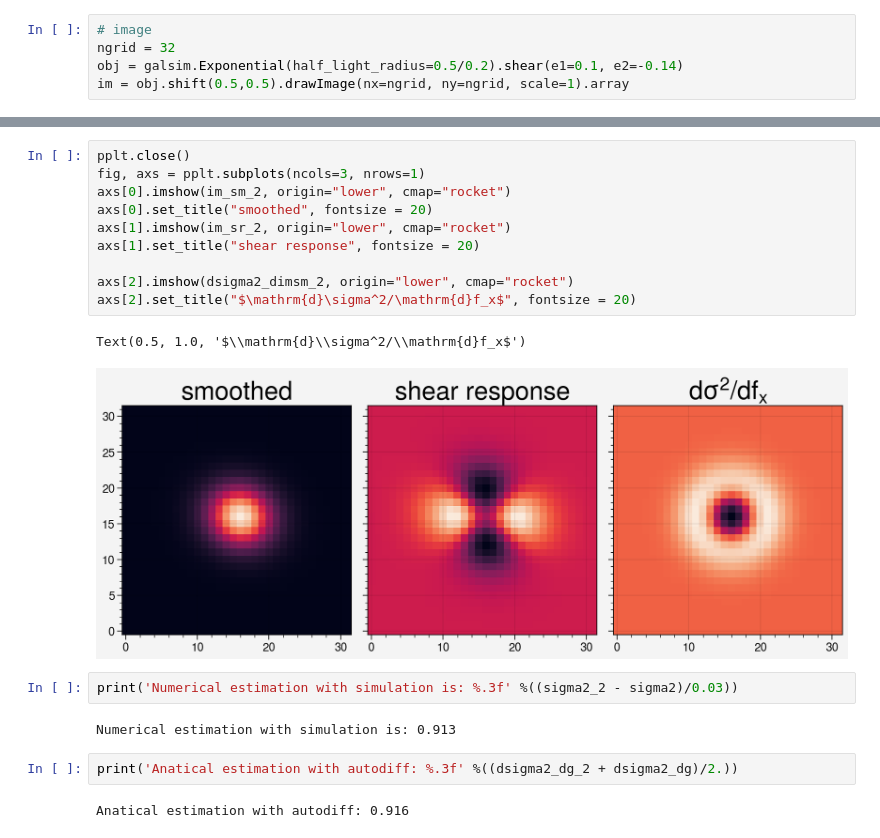
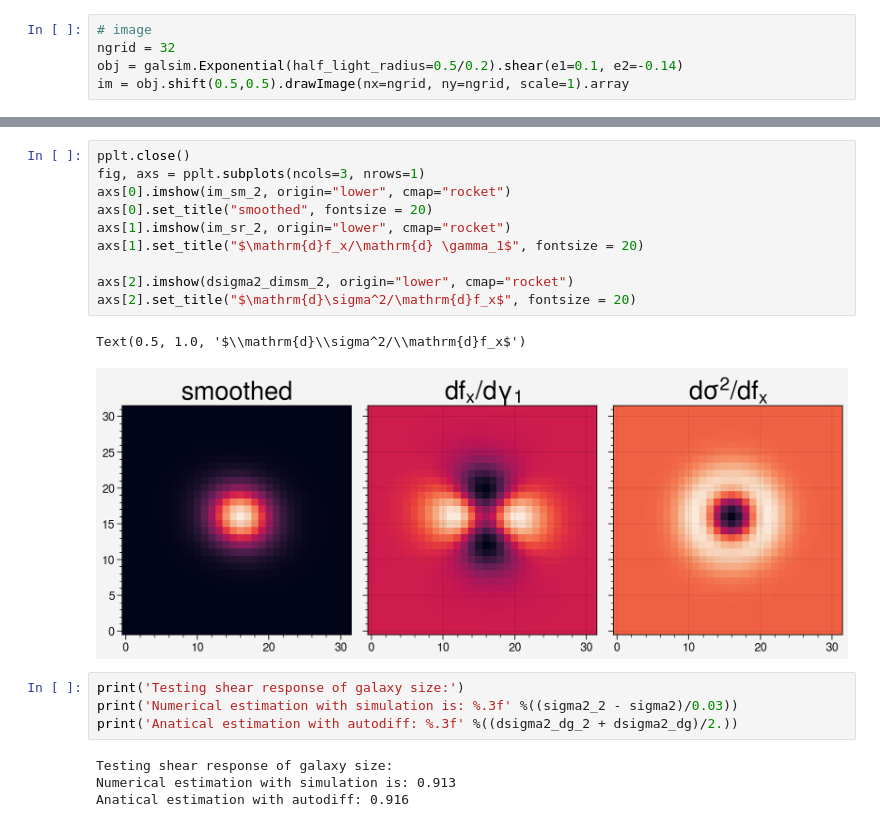
Before and after one commit to mr-superonion/FPFS_notebooks, a Jupyter notebook: 4_model_fitting/1_adaptive_size.ipynb, the cells around one changed output, grey strips where cells are left out. Drawn from its saved outputs; the diff is of its cells as text.

```diff
--- a/4_model_fitting/1_adaptive_size.ipynb
+++ b/4_model_fitting/1_adaptive_size.ipynb
@@ -135,21 +148,21 @@ The estimated shear response is: 1.128
 # %%
 pplt.close()
 fig, axs = pplt.subplots(ncols=3, nrows=1)
 axs[0].imshow(im_sm_2, origin="lower", cmap="rocket")
 axs[0].set_title("smoothed", fontsize = 20)
 axs[1].imshow(im_sr_2, origin="lower", cmap="rocket")
-axs[1].set_title("shear response", fontsize = 20)
+axs[1].set_title("$\mathrm{d}f_x/\mathrm{d} \gamma_1$", fontsize = 20)
 
 axs[2].imshow(dsigma2_dimsm_2, origin="lower", cmap="rocket")
 axs[2].set_title("$\mathrm{d}\sigma^2/\mathrm{d}f_x$", fontsize = 20)
 # %% [output]
 Text(0.5, 1.0, '$\\mathrm{d}\\sigma^2/\\mathrm{d}f_x$')
-[figure, old version]
+[figure, new version]
 # %%
+print('Testing shear response of galaxy size:')
 print('Numerical estimation with simulation is: %.3f' %((sigma2_2 - sigma2)/0.03))
+print('Anatical estimation with autodiff: %.3f' %((dsigma2_dg_2 + dsigma2_dg)/2.))
 # %% [output]
+Testing shear response of galaxy size:
 Numerical estimation with simulation is: 0.913
+Anatical estimation with autodiff: 0.916
-# %%
-print('Anatical estimation with autodiff: %.3f' %((dsigma2_dg_2 + dsigma2_dg)/2.))
-# %% [output]
-Anatical estimation with autodiff: 0.916
```
Also changed, not shown: parts of 7 cells of this notebook.
